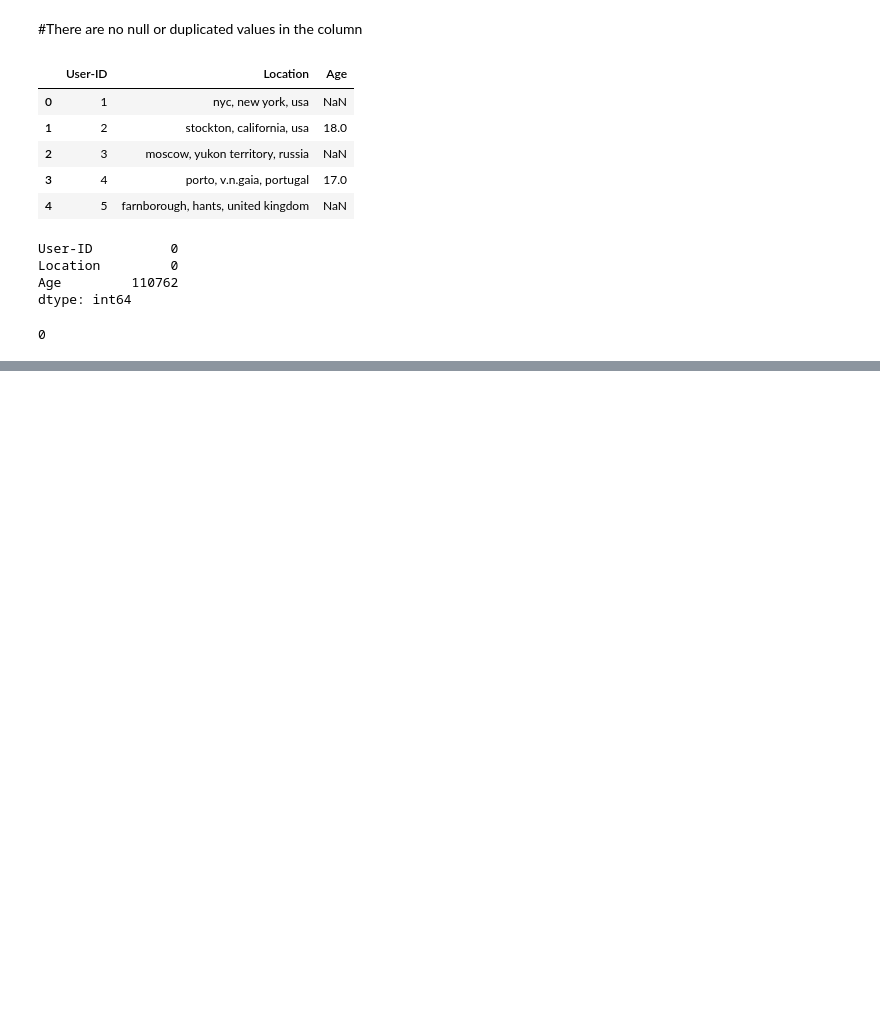
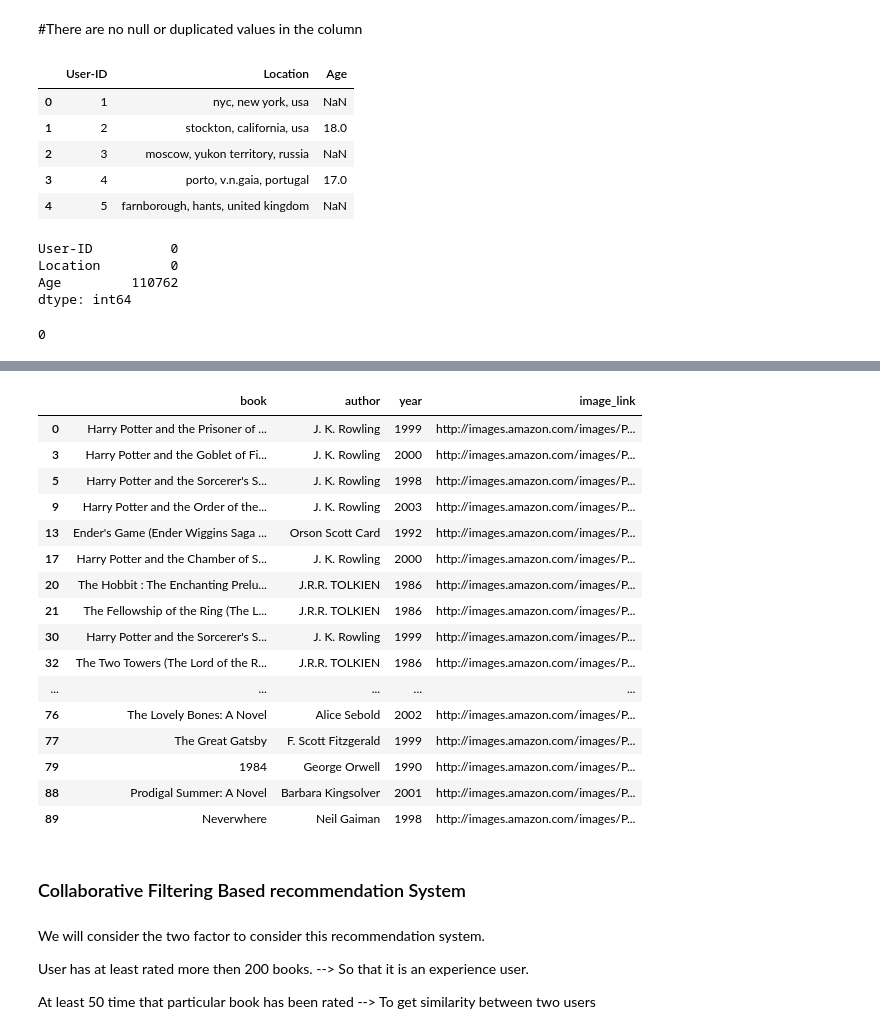
Before and after one commit to ayushgandhi904/Book-Recommendation-System, a Jupyter notebook: notebooks/book_recommendation.ipynb, the cells around one changed output, grey strips where cells are left out. Saved outputs shown, nothing was run; the diff lists cells and outputs as text; code cells hidden in the pictures; blank space fills up the shorter version.

```diff
--- a/notebooks/book_recommendation.ipynb
+++ b/notebooks/book_recommendation.ipynb
@@ -219,0 +289,2 @@ users = users.rename({
+# %%
+avg_rating_df = ratings_with_name.groupby('book')["rating"].mean()
@@ -219,0 +307,2 @@ users = users.rename({
+# %%
+popular_df = num_rating_df.merge(avg_rating_df, on = "book")
@@ -219,0 +328,2 @@ users = users.rename({
+# %%
+popular_df = popular_df[popular_df["no_ratings"]>200].sort_values("rating", ascending= False).head(20)
@@ -219,0 +351,31 @@ users = users.rename({
+# %%
+popular_df = popular_df.merge(books, on = "book").drop_duplicates("book")[["book", "author", "year", "image_link"]]
+# %%
+#top20 books
+popular_df
+# %% [output]
+|  | book | author | year | image_link |
+| 0 | Harry Potter and the Prisoner of ... | J. K. Rowling | 1999 | http://images.amazon.com/images/P... |
+| 3 | Harry Potter and the Goblet of Fi... | J. K. Rowling | 2000 | http://images.amazon.com/images/P... |
+| 5 | Harry Potter and the Sorcerer's S... | J. K. Rowling | 1998 | http://images.amazon.com/images/P... |
+| 9 | Harry Potter and the Order of the... | J. K. Rowling | 2003 | http://images.amazon.com/images/P... |
+| 13 | Ender's Game (Ender Wiggins Saga ... | Orson Scott Card | 1992 | http://images.amazon.com/images/P... |
+| 17 | Harry Potter and the Chamber of S... | J. K. Rowling | 2000 | http://images.amazon.com/images/P... |
+| 20 | The Hobbit : The Enchanting Prelu... | J.R.R. TOLKIEN | 1986 | http://images.amazon.com/images/P... |
+| 21 | The Fellowship of the Ring (The L... | J.R.R. TOLKIEN | 1986 | http://images.amazon.com/images/P... |
+| 30 | Harry Potter and the Sorcerer's S... | J. K. Rowling | 1999 | http://images.amazon.com/images/P... |
+| 32 | The Two Towers (The Lord of the R... | J.R.R. TOLKIEN | 1986 | http://images.amazon.com/images/P... |
+| ... | ... | ... | ... | ... |
+| 76 | The Lovely Bones: A Novel | Alice Sebold | 2002 | http://images.amazon.com/images/P... |
+| 77 | The Great Gatsby | F. Scott Fitzgerald | 1999 | http://images.amazon.com/images/P... |
+| 79 | 1984 | George Orwell | 1990 | http://images.amazon.com/images/P... |
+| 88 | Prodigal Summer: A Novel | Barbara Kingsolver | 2001 | http://images.amazon.com/images/P... |
+| 89 | Neverwhere | Neil Gaiman | 1998 | http://images.amazon.com/images/P... |
+# %% [markdown]
+### Collaborative Filtering Based recommendation System
+# %% [markdown]
+We will consider the two factor to consider this recommendation system.
+
+User has at least rated more then 200 books. --> So that it is an experience user.
+
+At least 50 time that particular book has been rated --> To get similarity between two users
```
Also changed, not shown: parts of 36 cells of this notebook.
